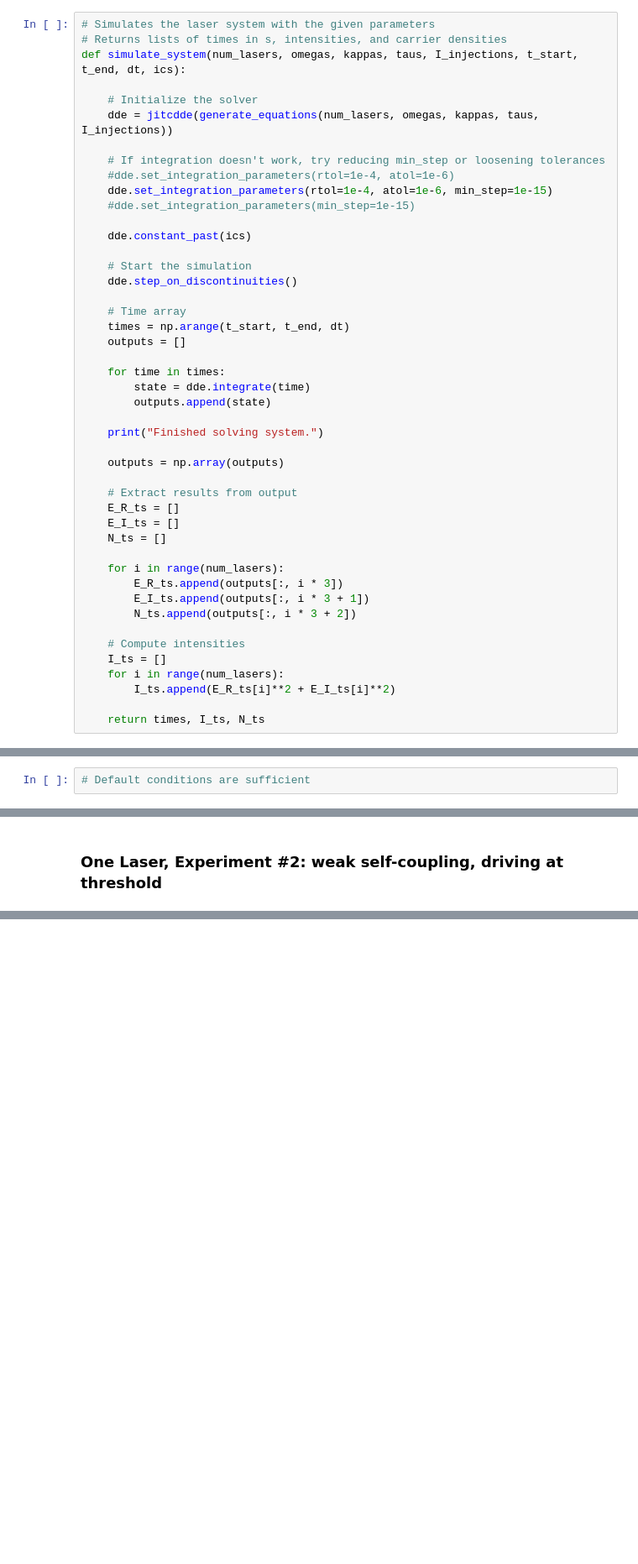
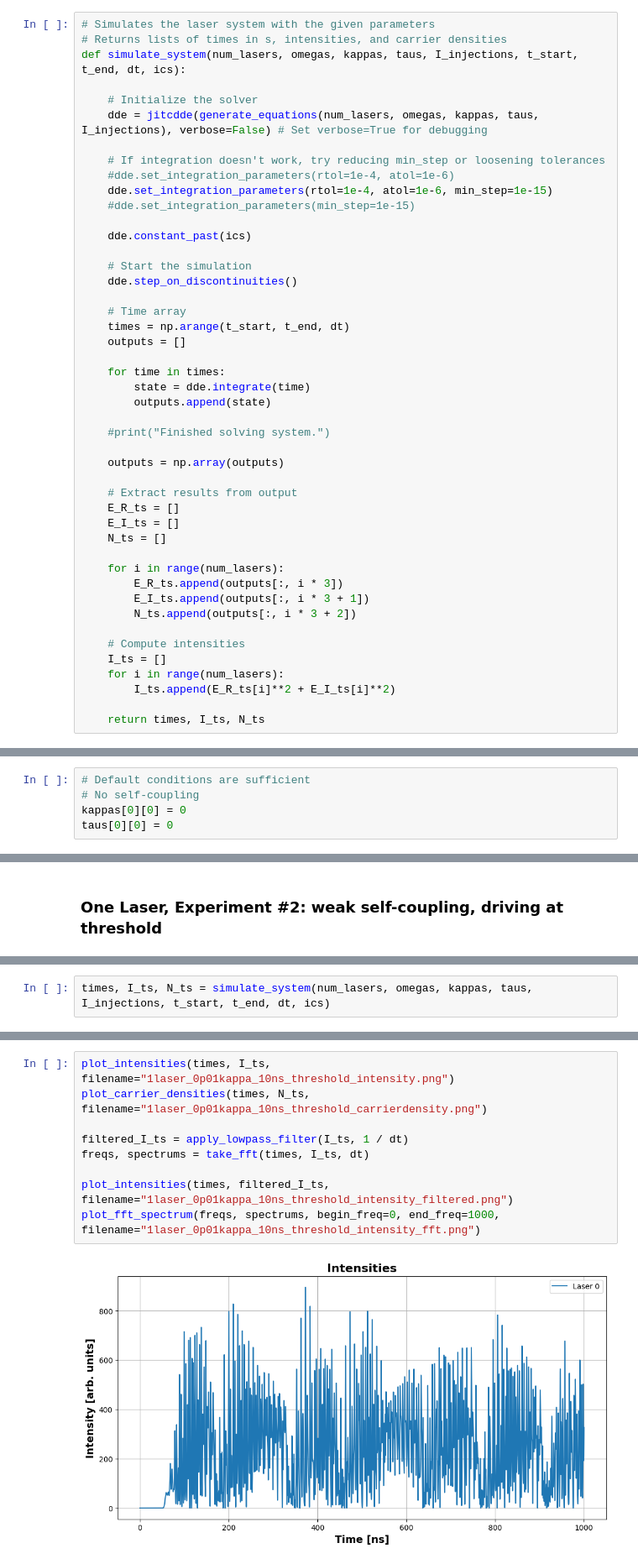
Before and after one commit to godwinduan/lasersim, a Jupyter notebook: MC_SLs_new.ipynb, the cells around one changed output, grey strips where cells are left out. Shown at 84% size. Cells and saved outputs as stored; diff of their text form; blank space fills up the shorter version.

Commit message:
finished intensity vs current and uploaded LaTeX

```diff
--- a/MC_SLs_new.ipynb
+++ b/MC_SLs_new.ipynb
@@ -115,7 +115,7 @@ def generate_equations(num_lasers, omegas, kappas, taus, I_injections):
 def simulate_system(num_lasers, omegas, kappas, taus, I_injections, t_start, t_end, dt, ics):
 
     # Initialize the solver
-    dde = jitcdde(generate_equations(num_lasers, omegas, kappas, taus, I_injections))
+    dde = jitcdde(generate_equations(num_lasers, omegas, kappas, taus, I_injections), verbose=False) # Set verbose=True for debugging
 
     # If integration doesn't work, try reducing min_step or loosening tolerances
     #dde.set_integration_parameters(rtol=1e-4, atol=1e-6)
@@ -135,7 +135,7 @@ def simulate_system(num_lasers, omegas, kappas, taus, I_injections, t_start, t_e
         state = dde.integrate(time)
         outputs.append(state)
 
-    print("Finished solving system.")
+    #print("Finished solving system.")
 
     outputs = np.array(outputs)
 
@@ -374,6 +374,9 @@ for i in range(num_lasers):
 ### One Laser, Experiment #1: no self-coupling, driving at threshold
 # %%
 # Default conditions are sufficient
+# No self-coupling
+kappas[0][0] = 0
+taus[0][0] = 0
 # %%
 times, I_ts, N_ts = simulate_system(num_lasers, omegas, kappas, taus, I_injections, t_start, t_end, dt, ics)
 # %% [output]
@@ -401,3 +404,5 @@ Avg normalized DC value of laser 0: 6.89e+01
 kappas[0][0] = 0.01
 taus[0][0] = 10e-9 # 10 ns self-couple delay
 I_injections[0] = I_th
+# %%
+times, I_ts, N_ts = simulate_system(num_lasers, omegas, kappas, taus, I_injections, t_start, t_end, dt, ics)
@@ -403,0 +412,11 @@ I_injections[0] = I_th
+# %%
+plot_intensities(times, I_ts, filename="1laser_0p01kappa_10ns_threshold_intensity.png")
+plot_carrier_densities(times, N_ts, filename="1laser_0p01kappa_10ns_threshold_carrierdensity.png")
+
+filtered_I_ts = apply_lowpass_filter(I_ts, 1 / dt)
+freqs, spectrums = take_fft(times, I_ts, dt)
+
+plot_intensities(times, filtered_I_ts, filename="1laser_0p01kappa_10ns_threshold_intensity_filtered.png")
+plot_fft_spectrum(freqs, spectrums, begin_freq=0, end_freq=1000, filename="1laser_0p01kappa_10ns_threshold_intensity_fft.png")
+# %% [output]
+[figure, added]
```
Also changed, not shown: parts of 8 cells of this notebook, 8 other files.
